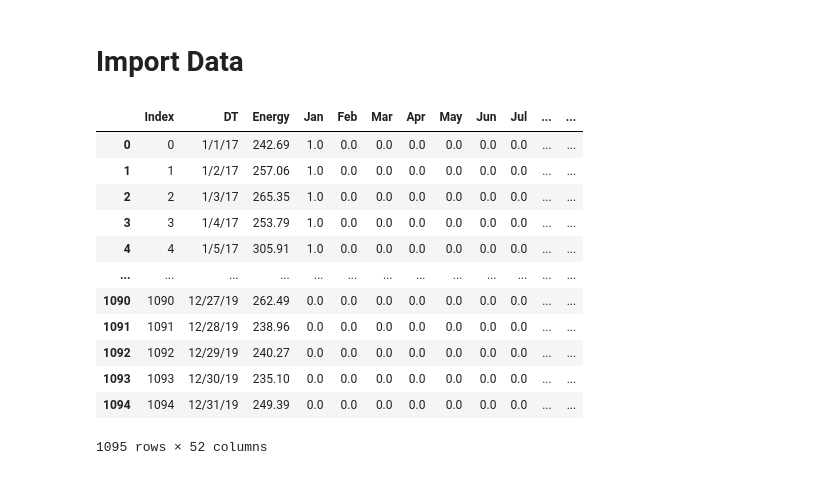
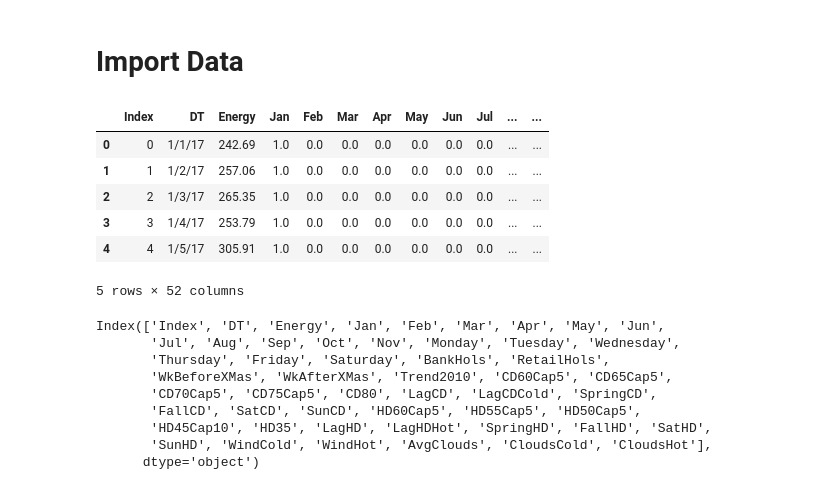
Before and after one commit to jakekosakoff/Physics-139-Final, a Jupyter notebook: Final Project Code/Regression.ipynb, the cells around one changed output. Saved outputs shown, nothing was run; the diff lists cells and outputs as text; code cells hidden in the pictures.

Commit message:
adding regression notebook
questions for stu at the bottom

```diff
--- a/Final Project Code/Regression.ipynb
+++ b/Final Project Code/Regression.ipynb
@@ -10,18 +12,12 @@ random_state = 3
 # %%
-Regression_data = pd.read_csv("Data/RegressionData.csv")
-Regression_data
+regression_data = pd.read_csv("Data/RegressionData.csv")
+regression_data.head()
 # %% [output]
 |  | Index | DT | Energy | Jan | Feb | Mar | Apr | May | Jun | Jul | ... | ... |
 | 0 | 0 | 1/1/17 | 242.69 | 1.0 | 0.0 | 0.0 | 0.0 | 0.0 | 0.0 | 0.0 | ... | ... |
 | 1 | 1 | 1/2/17 | 257.06 | 1.0 | 0.0 | 0.0 | 0.0 | 0.0 | 0.0 | 0.0 | ... | ... |
 | 2 | 2 | 1/3/17 | 265.35 | 1.0 | 0.0 | 0.0 | 0.0 | 0.0 | 0.0 | 0.0 | ... | ... |
 | 3 | 3 | 1/4/17 | 253.79 | 1.0 | 0.0 | 0.0 | 0.0 | 0.0 | 0.0 | 0.0 | ... | ... |
 | 4 | 4 | 1/5/17 | 305.91 | 1.0 | 0.0 | 0.0 | 0.0 | 0.0 | 0.0 | 0.0 | ... | ... |
-| ... | ... | ... | ... | ... | ... | ... | ... | ... | ... | ... | ... | ... |
-| 1090 | 1090 | 12/27/19 | 262.49 | 0.0 | 0.0 | 0.0 | 0.0 | 0.0 | 0.0 | 0.0 | ... | ... |
-| 1091 | 1091 | 12/28/19 | 238.96 | 0.0 | 0.0 | 0.0 | 0.0 | 0.0 | 0.0 | 0.0 | ... | ... |
-| 1092 | 1092 | 12/29/19 | 240.27 | 0.0 | 0.0 | 0.0 | 0.0 | 0.0 | 0.0 | 0.0 | ... | ... |
-| 1093 | 1093 | 12/30/19 | 235.10 | 0.0 | 0.0 | 0.0 | 0.0 | 0.0 | 0.0 | 0.0 | ... | ... |
-| 1094 | 1094 | 12/31/19 | 249.39 | 0.0 | 0.0 | 0.0 | 0.0 | 0.0 | 0.0 | 0.0 | ... | ... |
-1095 rows × 52 columns
+5 rows × 52 columns
 # %%
@@ -30,0 +27,12 @@ X_train_val, X_test, y_train_val, y_test = train_test_split(X, y, test_size=0.1,
+# %%
+regression_data.columns
+# %% [output]
+Index(['Index', 'DT', 'Energy', 'Jan', 'Feb', 'Mar', 'Apr', 'May', 'Jun',
+       'Jul', 'Aug', 'Sep', 'Oct', 'Nov', 'Monday', 'Tuesday', 'Wednesday',
+       'Thursday', 'Friday', 'Saturday', 'BankHols', 'RetailHols',
+       'WkBeforeXMas', 'WkAfterXMas', 'Trend2010', 'CD60Cap5', 'CD65Cap5',
+       'CD70Cap5', 'CD75Cap5', 'CD80', 'LagCD', 'LagCDCold', 'SpringCD',
+       'FallCD', 'SatCD', 'SunCD', 'HD60Cap5', 'HD55Cap5', 'HD50Cap5',
+       'HD45Cap10', 'HD35', 'LagHD', 'LagHDHot', 'SpringHD', 'FallHD', 'SatHD',
+       'SunHD', 'WindCold', 'WindHot', 'AvgClouds', 'CloudsCold', 'CloudsHot'],
+      dtype='object')
```
Also changed, not shown: parts of 25 cells of this notebook.
